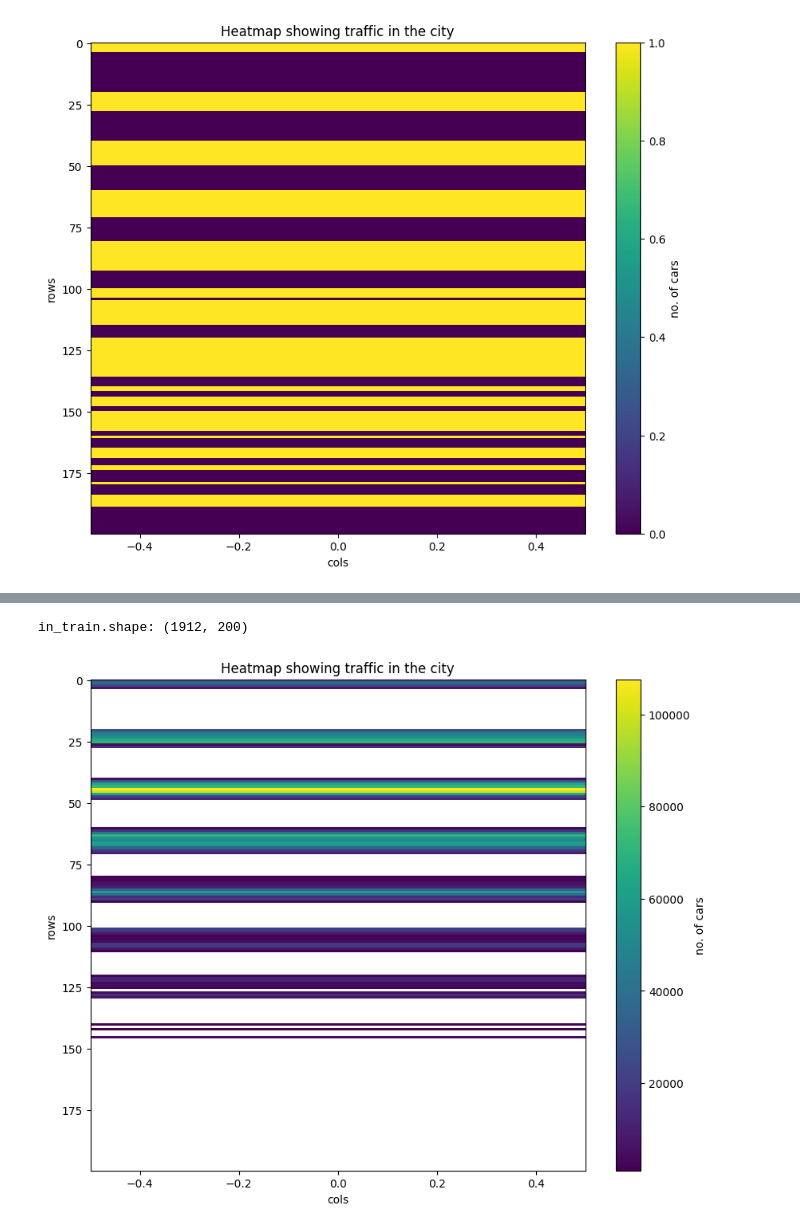
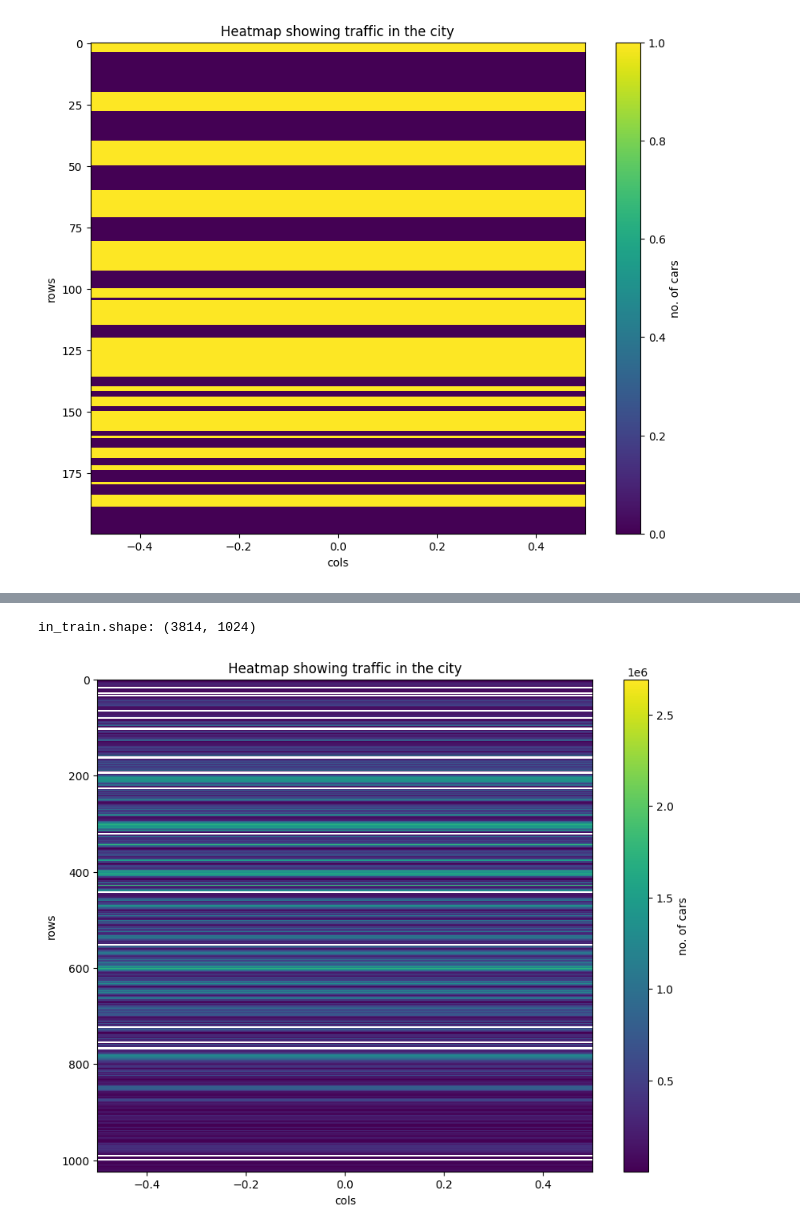
Before and after one commit to omerAJ/Hyb-STEX, a Jupyter notebook: view_dataset.ipynb, the cells around one changed output, grey strips where cells are left out. Saved outputs shown, nothing was run; the diff lists cells and outputs as text; code cells hidden in the pictures.

```diff
--- a/view_dataset.ipynb
+++ b/view_dataset.ipynb
@@ -419,25 +419,25 @@ Name: loss, Length: 129, dtype: float64
 # %%
 import numpy as np
-x_train = np.load(r'D:\omer\ST-SSL\data\NYCBike2\train.npz')["x"]
+x_train = np.load(r'D:\omer\ST-SSL\data\BJTaxi\train.npz')["x"]
 # y_train = np.load(r'E:\estudy\ST-SSL\code\ST-SSL\data\NYCTaxi\train.npz')["y"]
 # print(f"len(data_train): {len(x_train)}")
 # print(f"y_train.shape: {y_train.shape}")
 in_train = x_train[:, 0, :, 0]
 # out_train = x_train[:, :, :, 1]
 print(f"in_train.shape: {in_train.shape}")
 in_train_avg = np.sum(in_train, axis=0)
 # out_train_avg = np.sum(out_train, axis=0).squeeze(0).reshape(20, 10)
 # print(f"in_train_avg.shape: {in_train_avg.shape}")
 in_train_avg[in_train_avg<1000] = -np.inf
 # inout_train_avg = (in_train_avg + out_train_avg)/2
 import matplotlib.pyplot as plt
 plt.figure(figsize=(10, 8))
 plt.imshow(in_train_avg.reshape(-1, 1), cmap='viridis', aspect='auto')
 plt.colorbar(label='no. of cars')
 plt.title('Heatmap showing traffic in the city')
 plt.xlabel('cols')
 plt.ylabel('rows')
 plt.show()
 # %% [output]
-in_train.shape: (1912, 200)
+in_train.shape: (3814, 1024)
-[figure, old version]
+[figure, new version]
```
Also changed, not shown: parts of 1 cell of this notebook, 1 other file.
